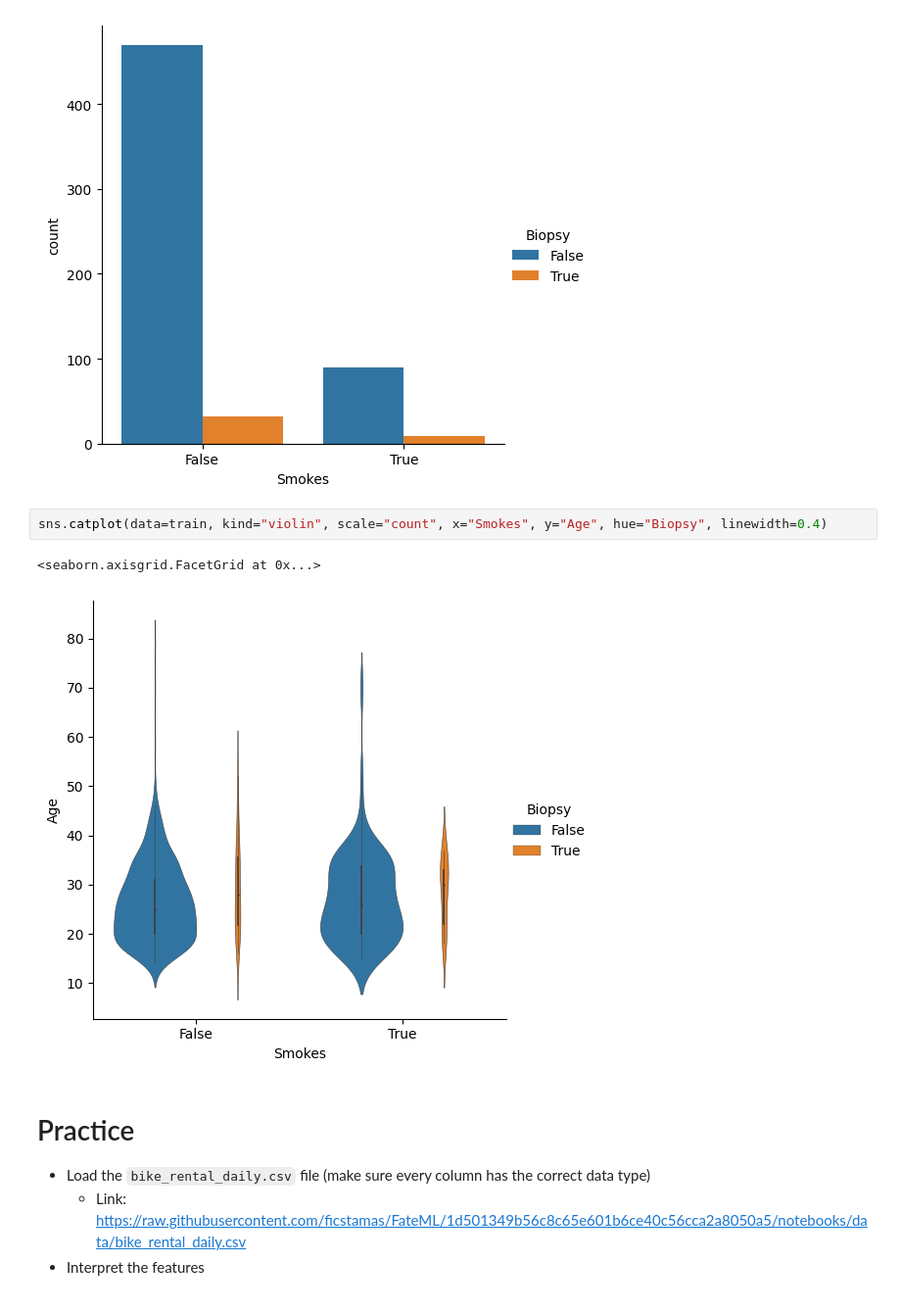
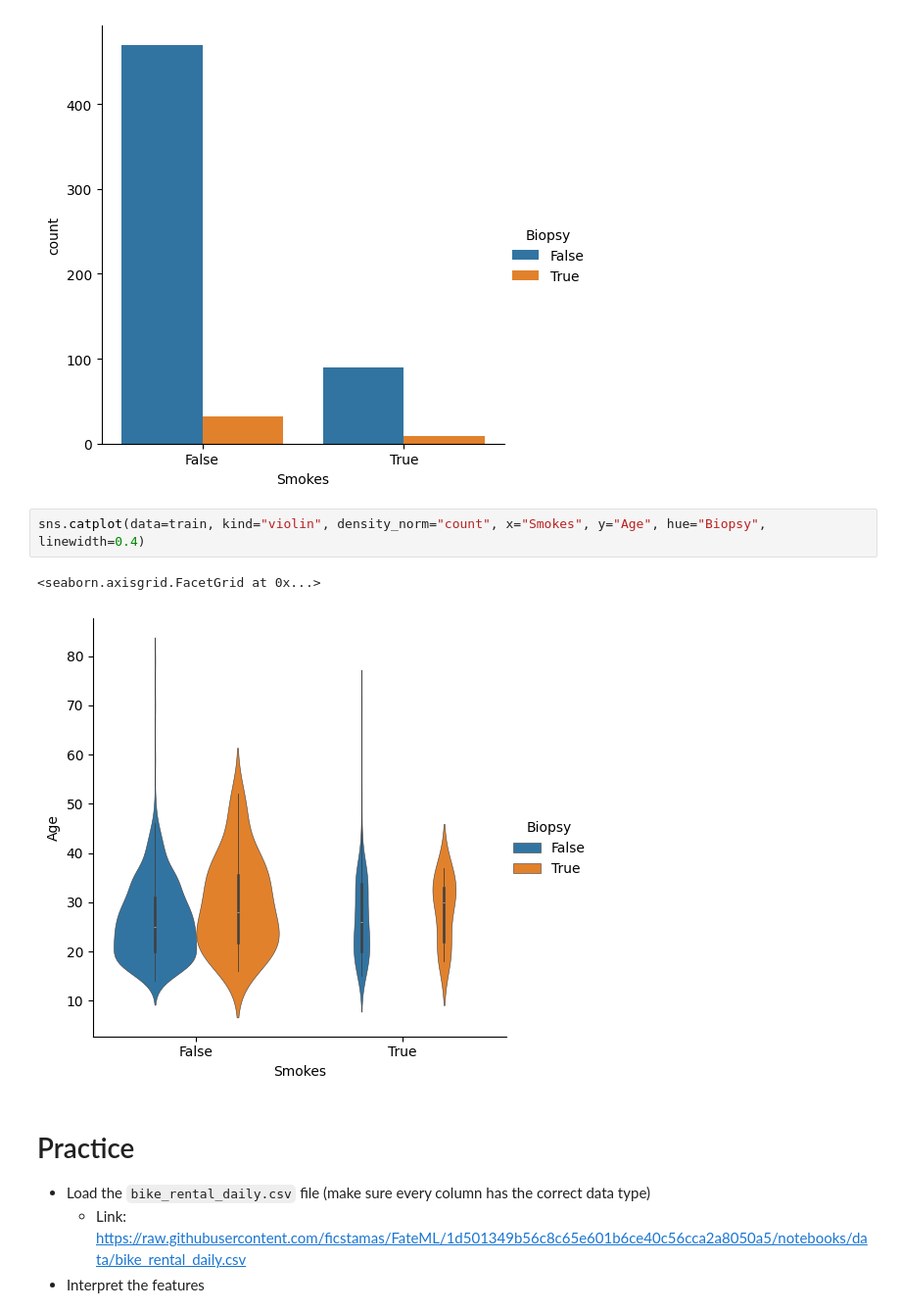
Before and after one commit to ficstamas/FateML, a Jupyter notebook: notebooks/01_intro.ipynb, the cells around one changed output. Shown at 98% size. Cells and saved outputs as stored; diff of their text form.

```diff
--- a/notebooks/01_intro.ipynb
+++ b/notebooks/01_intro.ipynb
@@ -371,10 +371,10 @@ sns.catplot(data=train, kind="count", x="Smokes", hue="Biopsy")
 <seaborn.axisgrid.FacetGrid at 0x...>
 [figure]
 # %%
-sns.catplot(data=train, kind="violin", scale="count", x="Smokes", y="Age", hue="Biopsy", linewidth=0.4)
+sns.catplot(data=train, kind="violin", density_norm="count", x="Smokes", y="Age", hue="Biopsy", linewidth=0.4)
 # %% [output]
 <seaborn.axisgrid.FacetGrid at 0x...>
-[figure, old version]
+[figure, new version]
 # %% [markdown]
 # Practice
 
```
Also changed, not shown: parts of 1 cell of this notebook, 4 other files.
